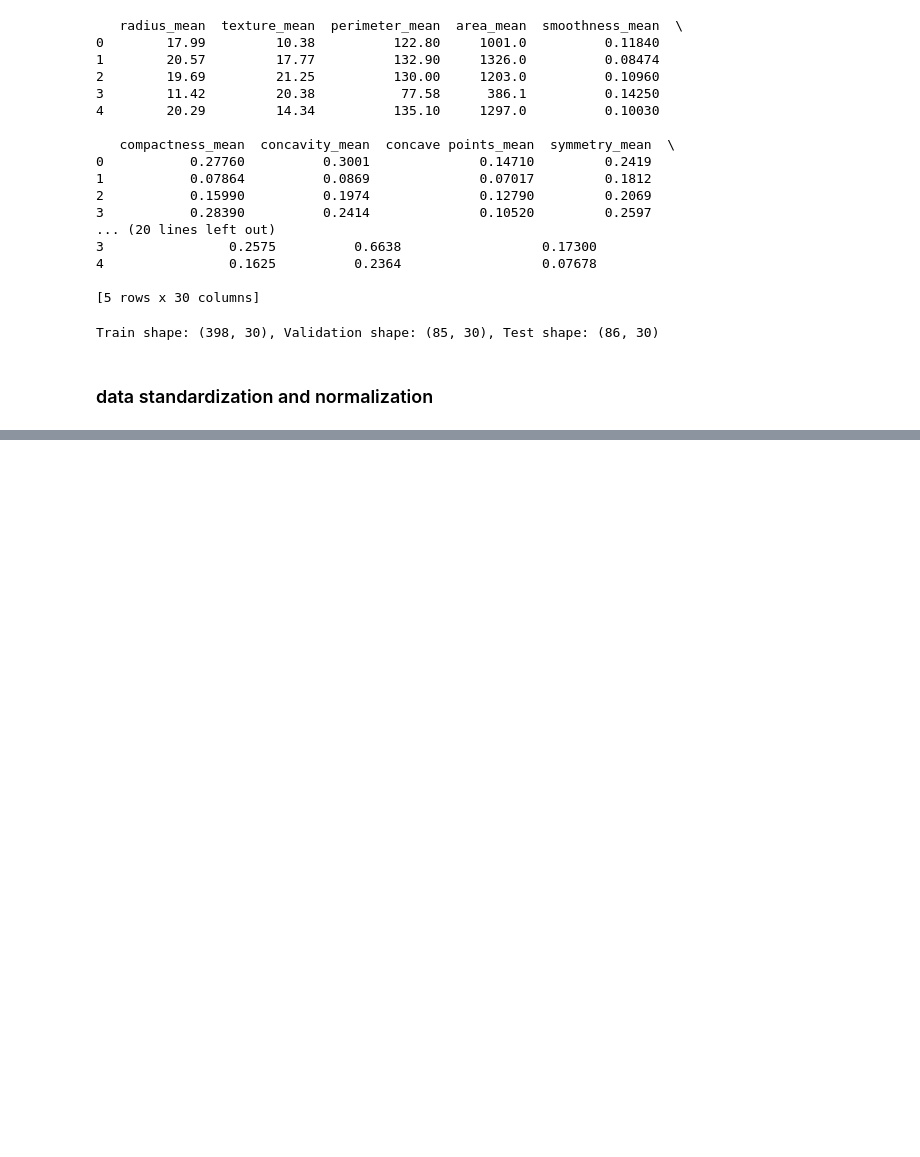
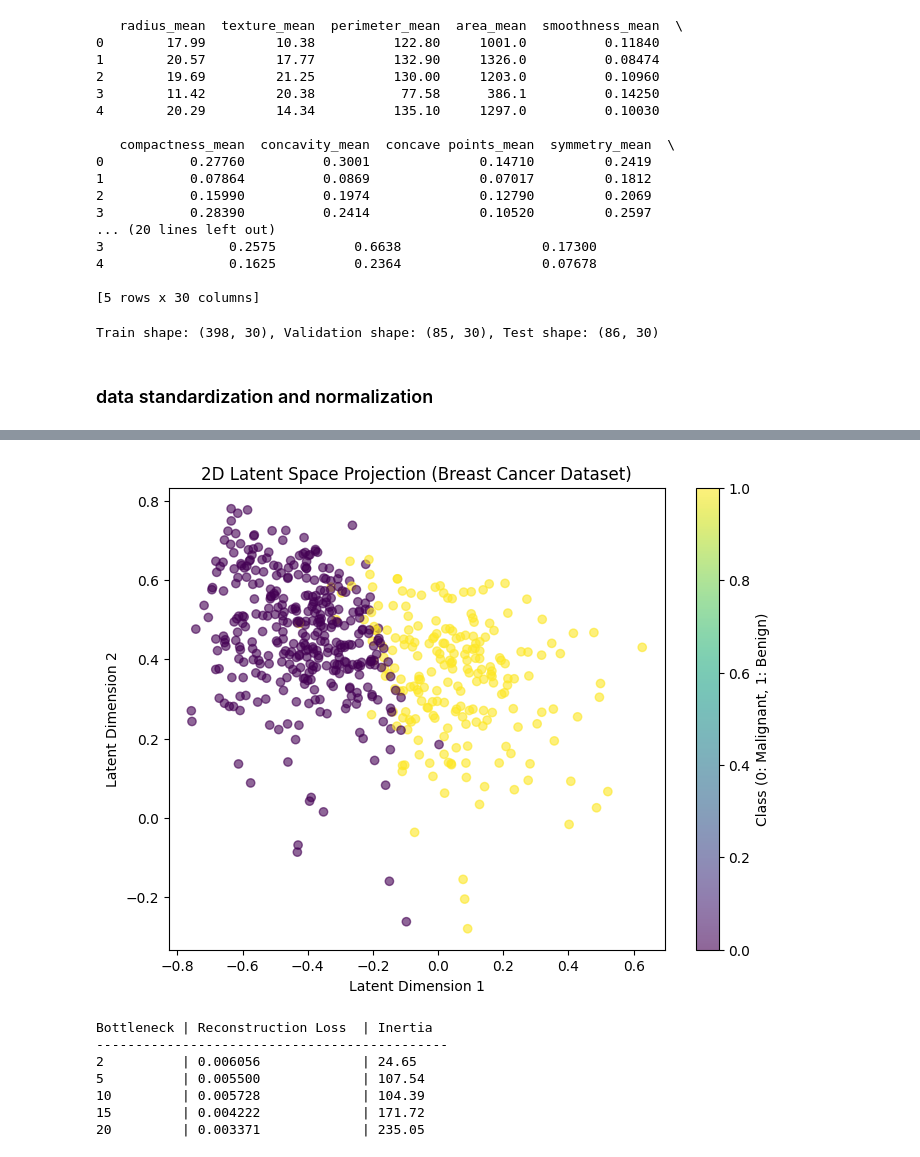
Before and after one commit to marwanelgharbawy/dimensionality-reduction-clustering, a Jupyter notebook: notebooks/experiments.ipynb, the cells around one changed output, grey strips where cells are left out. Drawn from its saved outputs; the diff is of its cells as text; code cells hidden in the pictures; blank space fills up the shorter version.

```diff
--- a/notebooks/experiments.ipynb
+++ b/notebooks/experiments.ipynb
@@ -67,6 +67,0 @@ x_train_normalized.head()
-# %%
-layer_sizes = [30, 20, 15, 10, 15, 20, 30]
-activation_functions = ['relu', 'tanh', 'relu', 'relu', 'tanh', 'sigmoid']
-ae = Autoencoder(layer_sizes, activation_functions)
-# %%
-loss_history = ae.train(x_train_normalized.values,epochs=400)
@@ -104,9 +67,0 @@ plt.show()
-# %%
-x_encoded = []
-layer_sizes= [[30, 20, 10, 2, 10, 20, 30], [30, 22, 15, 5, 15, 22, 30], [30, 24, 18, 10, 18, 24, 30], [30, 26, 20, 15, 20, 26, 30], [30, 28, 24, 20, 24, 28, 30]]
-for size in layer_sizes:
-    activation_functions = ['relu', 'tanh', 'relu', 'relu', 'tanh', 'sigmoid']
-    ae = Autoencoder(size, activation_functions)
-    ae.train(x_train_normalized.values, epochs=200)
-    encoded = ae.forward(x_train_normalized.values)
-    x_encoded.append(encoded)
@@ -130,0 +126,24 @@ Epoch 190, Loss: 0.0050, Learning Rate: 0.0345
+# %%
+res_2d = results[0] # The first size in our list was 2
+plt.figure(figsize=(8, 6))
+plt.scatter(res_2d['latent_data'][:, 0], res_2d['latent_data'][:, 1], c=y, cmap='viridis', alpha=0.6)
+plt.title('2D Latent Space Projection (Breast Cancer Dataset)')
+plt.xlabel('Latent Dimension 1')
+plt.ylabel('Latent Dimension 2')
+plt.colorbar(label='Class (0: Malignant, 1: Benign)')
+plt.show()
+
+# 6. Final Summary Table
+print(f"\n{'Bottleneck':<10} | {'Reconstruction Loss':<20} | {'Inertia':<10}")
+print("-" * 45)
+for r in results:
+    print(f"{r['bottleneck']:<10} | {r['reconstruction_loss']:<20.6f} | {r['latent_inertia']:<10.2f}")
+# %% [output]
+[figure, added]
+Bottleneck | Reconstruction Loss  | Inertia
+---------------------------------------------
+2          | 0.006056             | 24.65
+5          | 0.005500             | 107.54
+10         | 0.005728             | 104.39
+15         | 0.004222             | 171.72
+20         | 0.003371             | 235.05
```
Also changed, not shown: parts of 11 cells of this notebook, 1 other file.
